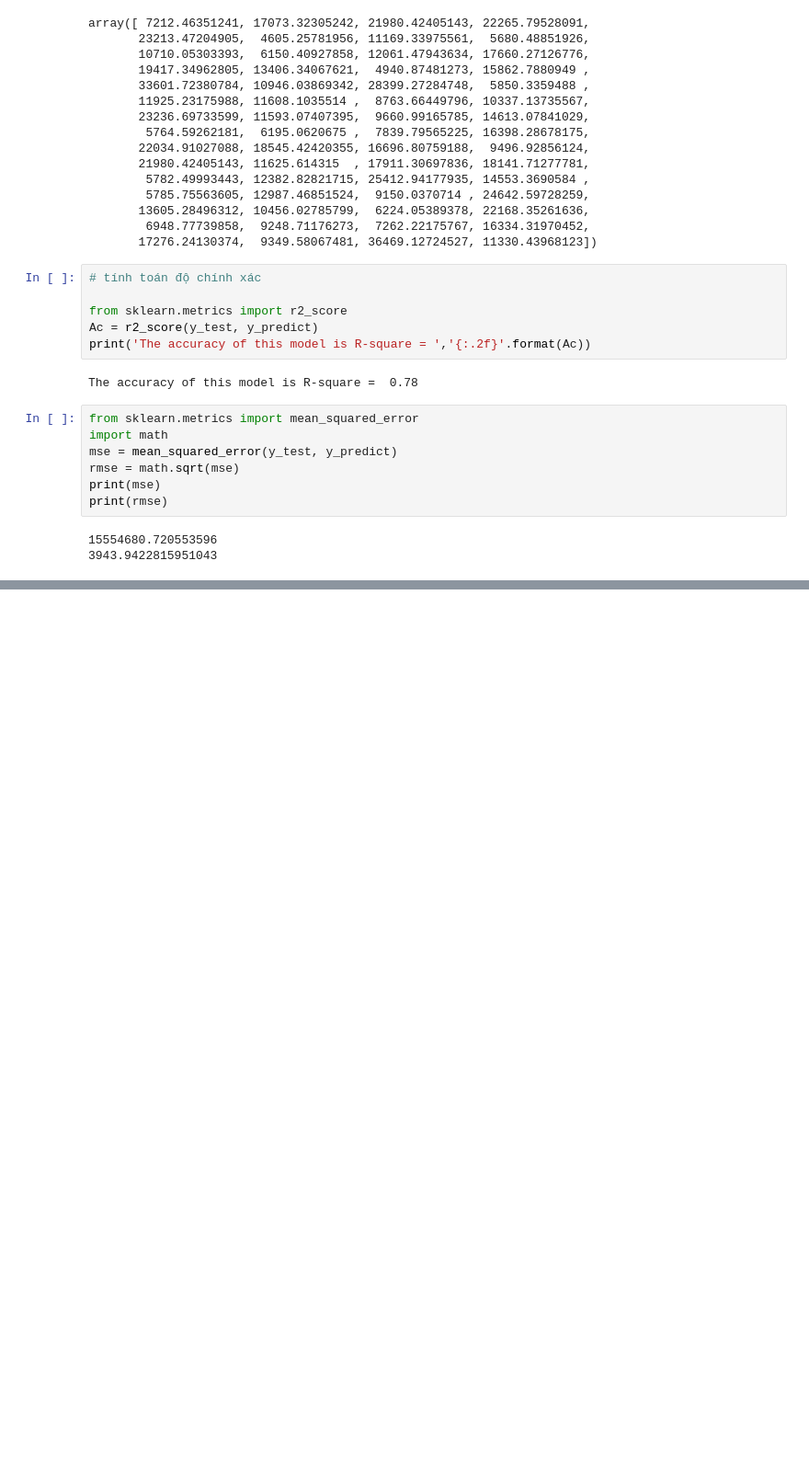
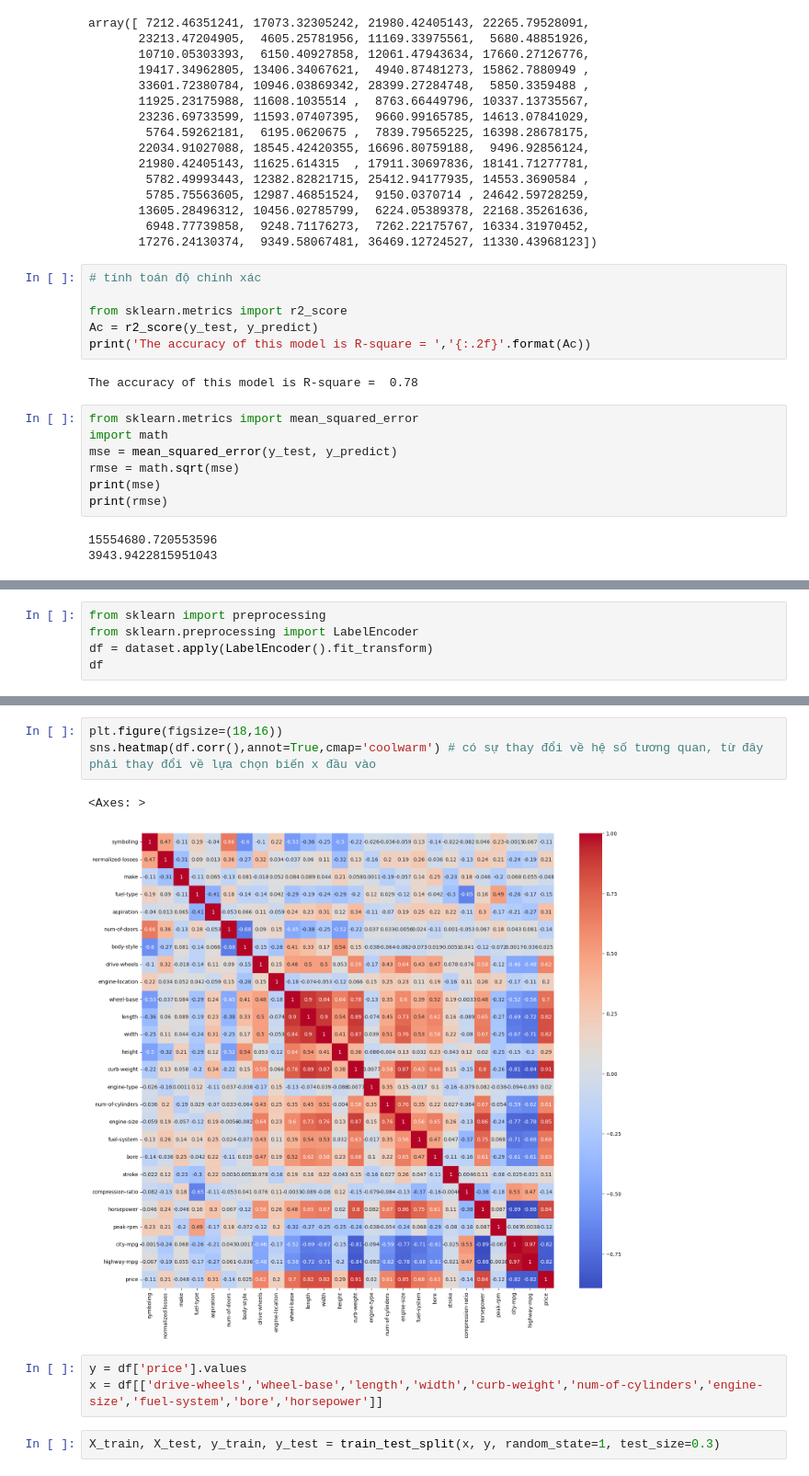
Before and after one commit to ltqnkhtn12/midExam_XDA, a Jupyter notebook: mid_exam.ipynb, the cells around one changed output, grey strips where cells are left out. Shown at 92% size. Saved outputs shown, nothing was run; the diff lists cells and outputs as text; blank space fills up the shorter version.

```diff
--- a/mid_exam.ipynb
+++ b/mid_exam.ipynb
@@ -438,0 +470,5 @@ print(rmse)
+# %%
+from sklearn import preprocessing
+from sklearn.preprocessing import LabelEncoder
+df = dataset.apply(LabelEncoder().fit_transform)
+df
@@ -438,0 +489,11 @@ print(rmse)
+# %%
+plt.figure(figsize=(18,16))
+sns.heatmap(df.corr(),annot=True,cmap='coolwarm') # có sự thay đổi về hệ số tương quan, từ đây phải thay đổi về lựa chọn biến x đầu vào
+# %% [output]
+<Axes: >
+[figure, added]
+# %%
+y = df['price'].values
+x = df[['drive-wheels','wheel-base','length','width','curb-weight','num-of-cylinders','engine-size','fuel-system','bore','horsepower']]
+# %%
+X_train, X_test, y_train, y_test = train_test_split(x, y, random_state=1, test_size=0.3)
```
Also changed, not shown: parts of 30 cells of this notebook.
